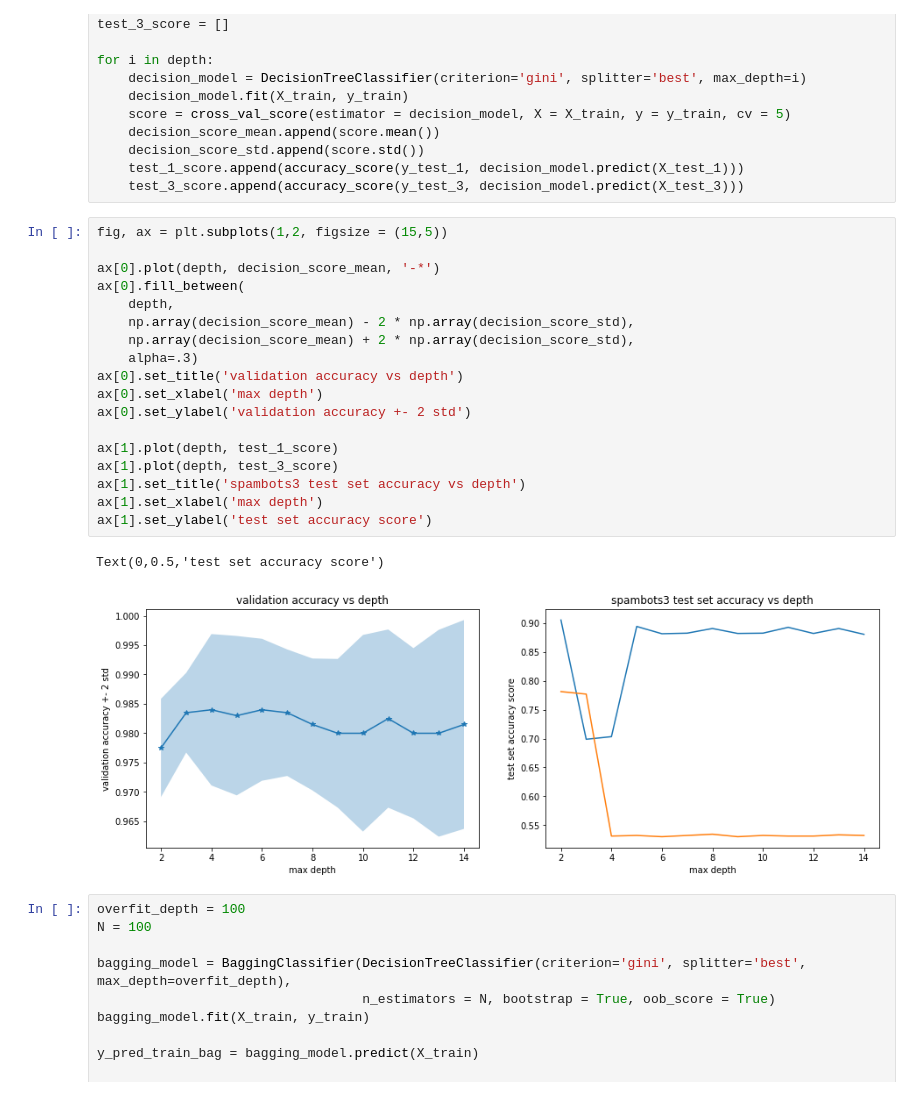
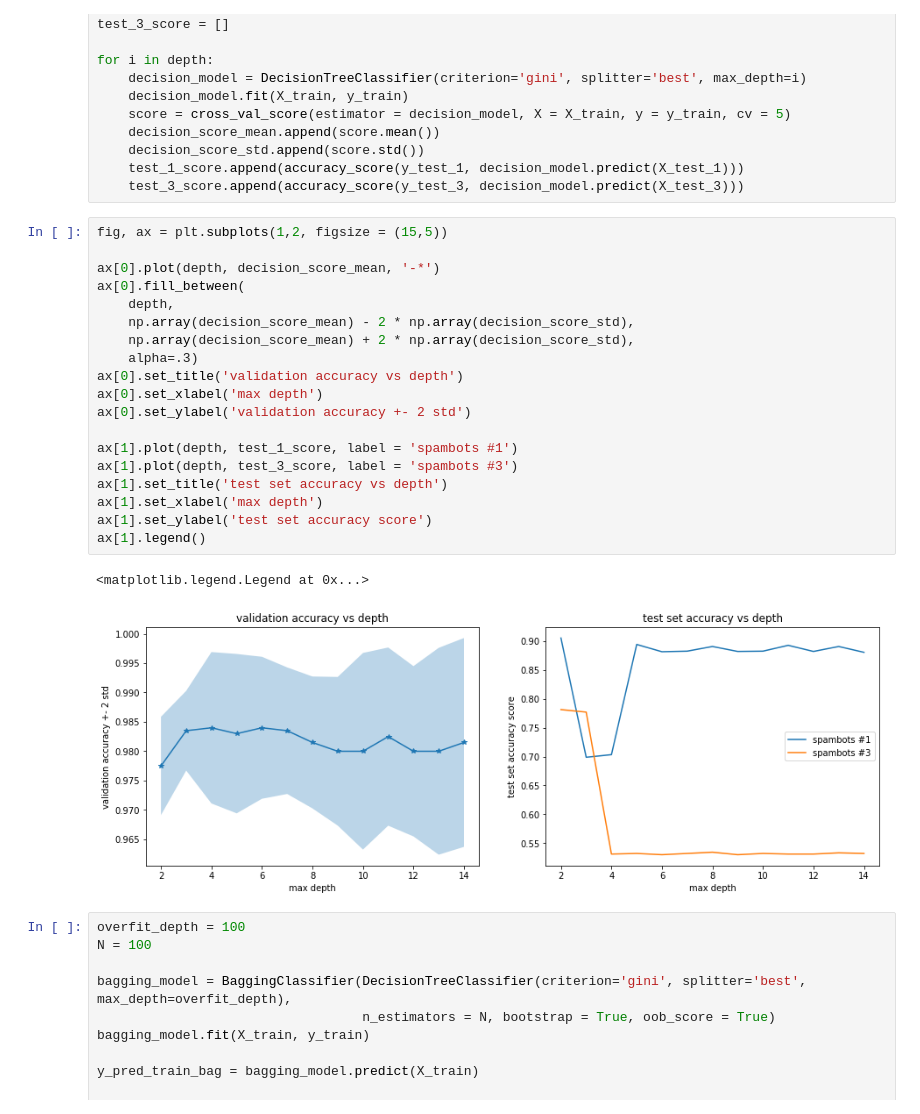
Before and after one commit to kiatomius/testpages, a Jupyter notebook: notebooks/Main_Model.ipynb, the cells around one changed output. Drawn from its saved outputs; the diff is of its cells as text.

```diff
--- a/notebooks/Main_Model.ipynb
+++ b/notebooks/Main_Model.ipynb
@@ -564,24 +564,25 @@ for i in depth:
 # %%
 fig, ax = plt.subplots(1,2, figsize = (15,5))
 
 ax[0].plot(depth, decision_score_mean, '-*')
 ax[0].fill_between(
     depth,
     np.array(decision_score_mean) - 2 * np.array(decision_score_std),
     np.array(decision_score_mean) + 2 * np.array(decision_score_std),
     alpha=.3)
 ax[0].set_title('validation accuracy vs depth')
 ax[0].set_xlabel('max depth')
 ax[0].set_ylabel('validation accuracy +- 2 std')
 
-ax[1].plot(depth, test_1_score)
-ax[1].plot(depth, test_3_score)
-ax[1].set_title('spambots3 test set accuracy vs depth')
+ax[1].plot(depth, test_1_score, label = 'spambots #1')
+ax[1].plot(depth, test_3_score, label = 'spambots #3')
+ax[1].set_title('test set accuracy vs depth')
 ax[1].set_xlabel('max depth')
 ax[1].set_ylabel('test set accuracy score')
+ax[1].legend()
 # %% [output]
-Text(0,0.5,'test set accuracy score')
+<matplotlib.legend.Legend at 0x...>
-[figure, old version]
+[figure, new version]
 # %%
 overfit_depth = 100
 N = 100
```
Also changed, not shown: parts of 3 cells of this notebook, 11 other files.
